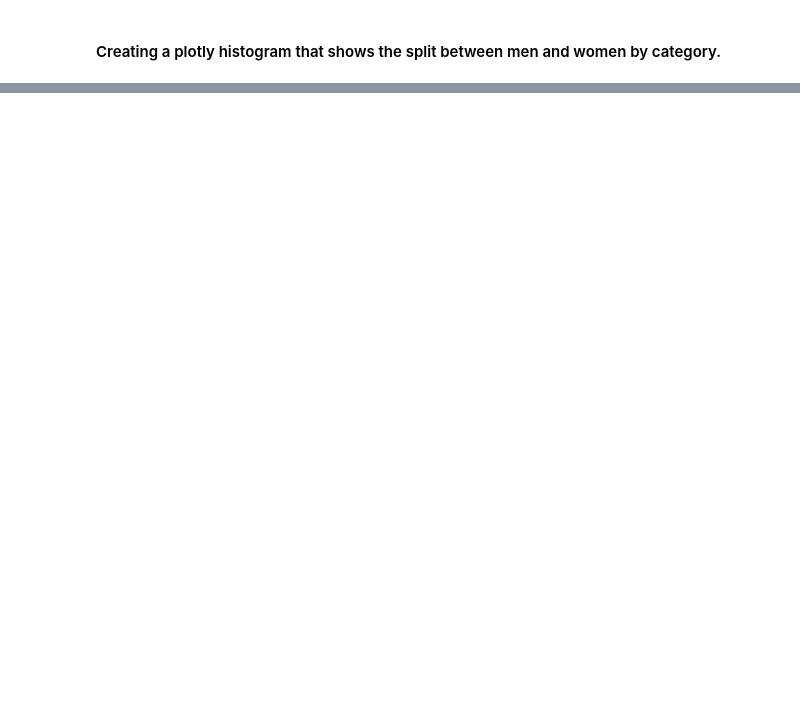
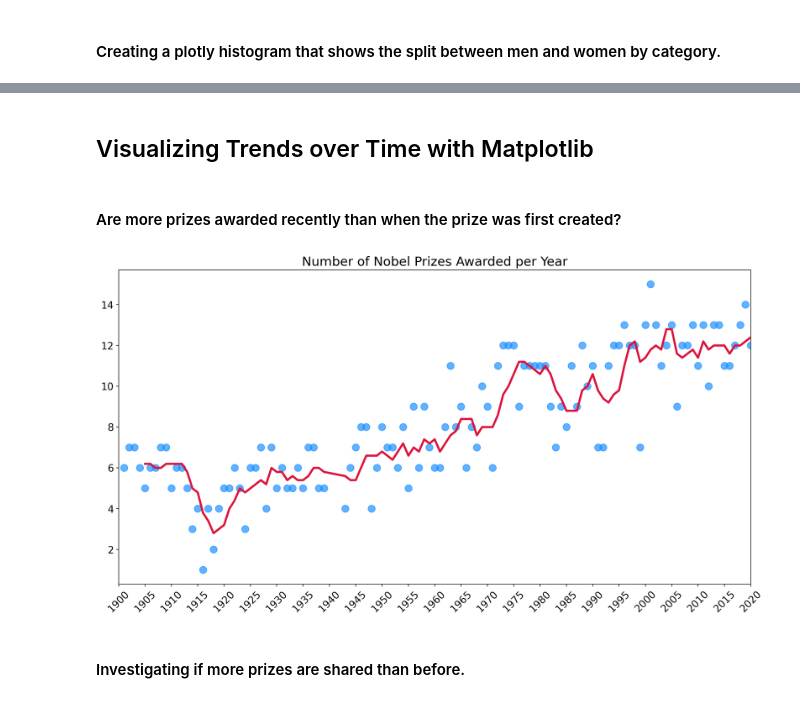
Before and after one commit to Mo-21/nobel-prize-analyzis, a Jupyter notebook: main.ipynb, the cells around one changed output, grey strips where cells are left out. Saved outputs shown, nothing was run; the diff lists cells and outputs as text; code cells hidden in the pictures; blank space fills up the shorter version.

Commit message:
Visualizing Trends over Time with Matplotlib

```diff
--- a/main.ipynb
+++ b/main.ipynb
@@ -220,3 +222,39 @@ economics_awards.sort_values(by='year')[:1]
 px.histogram(df, x='category', color='sex', title='Nobel Prize Winners by Category and Gender')
 # %% [output]
 [interactive output not drawn]
+# %% [markdown]
+## Visualizing Trends over Time with Matplotlib
+# %% [markdown]
+#### Are more prizes awarded recently than when the prize was first created?
+# %%
+awards_per_year = df['year'].value_counts().sort_index()
+# Create a 5 year rolling average of the number of prizes
+rolling_avg = awards_per_year.rolling(window=5).mean()
+# %%
+# Using Matplotlib superimpose the rolling average on a scatter plot
+plt.figure(figsize=(16, 8), dpi=200)
+plt.title('Number of Nobel Prizes Awarded per Year', fontsize=18)
+plt.yticks(fontsize=14)
+plt.xticks(ticks=np.arange(1900, 2021, step=5),
+           fontsize=14,
+           rotation=45)
+
+ax = plt.gca()  # get current axis
+ax.set_xlim(1900, 2020)
+
+ax.scatter(x=awards_per_year.index,
+           y=awards_per_year.values,
+           c='dodgerblue',
+           alpha=0.7,
+           s=100,)
+
+ax.plot(awards_per_year.index,
+        rolling_avg.values,
+        c='crimson',
+        linewidth=3,)
+
+plt.show()
+# %% [output]
+[figure, added]
+# %% [markdown]
+#### Investigating if more prizes are shared than before.
```
Also changed, not shown: parts of 4 cells of this notebook.
